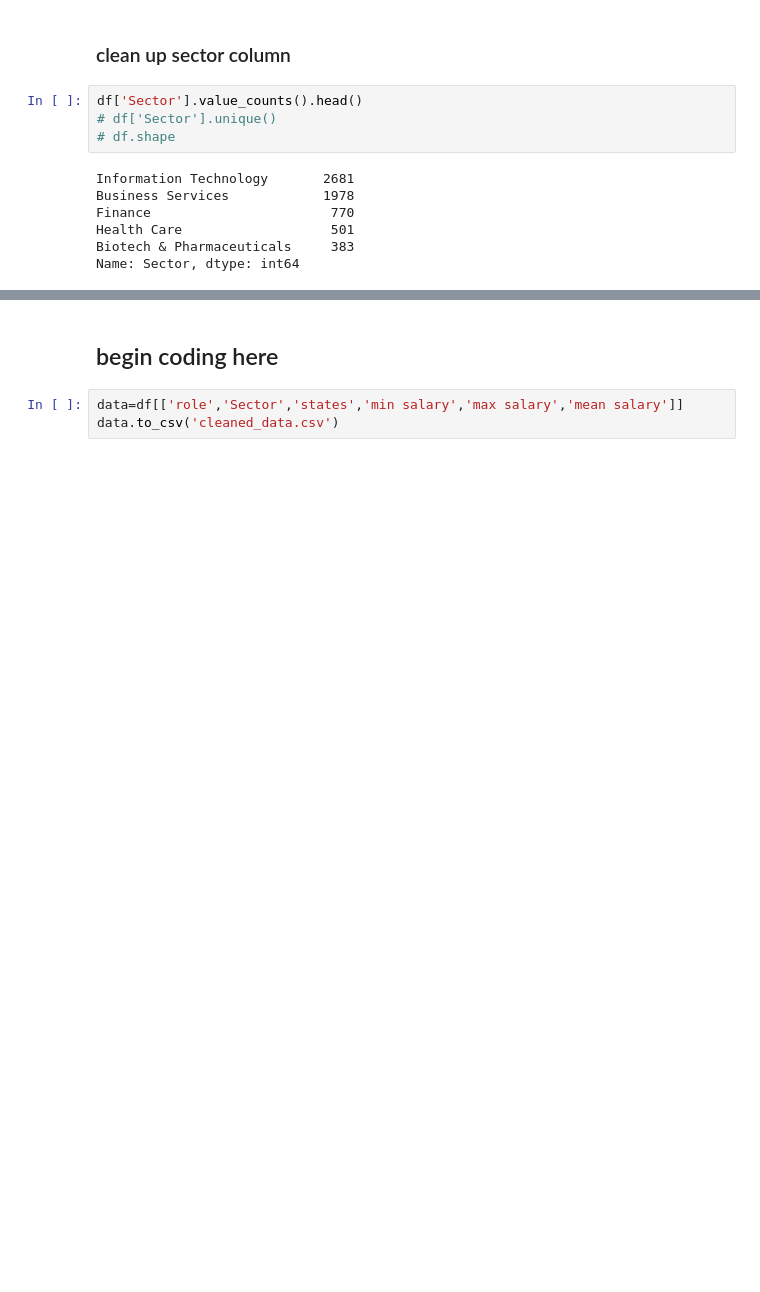
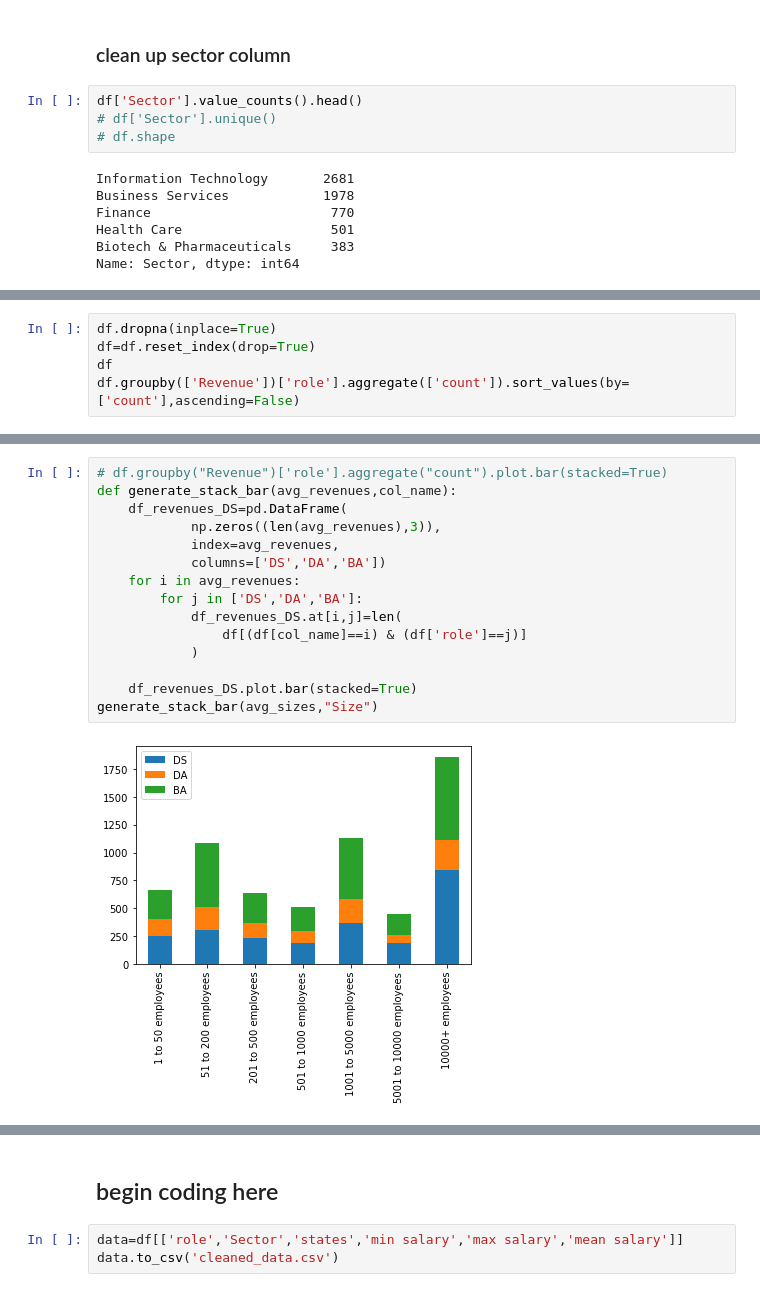
Before and after one commit to jchen056/DS_Salary, a Jupyter notebook: pages/data_cleaning.ipynb, the cells around one changed output, grey strips where cells are left out. Saved outputs shown, nothing was run; the diff lists cells and outputs as text; blank space fills up the shorter version.

```diff
--- a/pages/data_cleaning.ipynb
+++ b/pages/data_cleaning.ipynb
@@ -139,0 +284,5 @@ Name: Sector, dtype: int64
+# %%
+df.dropna(inplace=True)
+df=df.reset_index(drop=True)
+df
+df.groupby(['Revenue'])['role'].aggregate(['count']).sort_values(by=['count'],ascending=False)
@@ -139,0 +402,17 @@ Name: Sector, dtype: int64
+# %%
+# df.groupby("Revenue")['role'].aggregate("count").plot.bar(stacked=True)
+def generate_stack_bar(avg_revenues,col_name):
+    df_revenues_DS=pd.DataFrame(
+            np.zeros((len(avg_revenues),3)),
+            index=avg_revenues,
+            columns=['DS','DA','BA'])
+    for i in avg_revenues:
+        for j in ['DS','DA','BA']:
+            df_revenues_DS.at[i,j]=len(
+                df[(df[col_name]==i) & (df['role']==j)]
+            )
+
+    df_revenues_DS.plot.bar(stacked=True)
+generate_stack_bar(avg_sizes,"Size")
+# %% [output]
+[figure, added]
```
Also changed, not shown: parts of 22 cells of this notebook, 1 other file.
